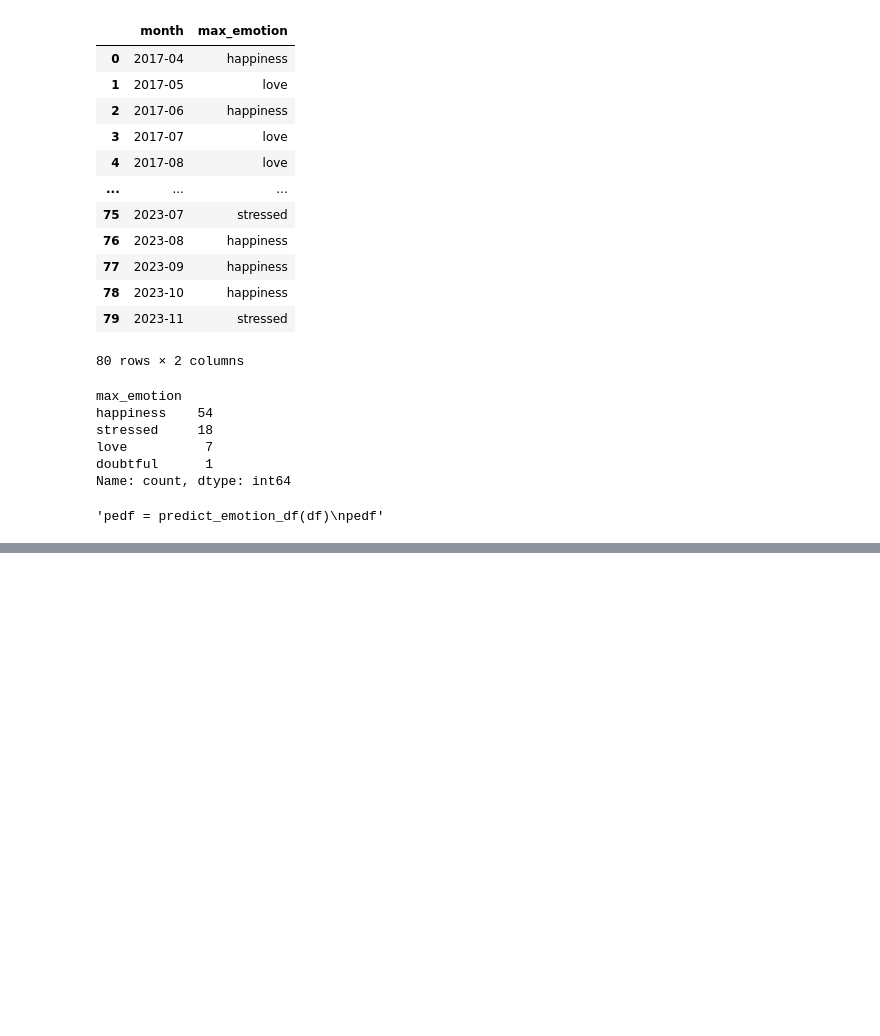
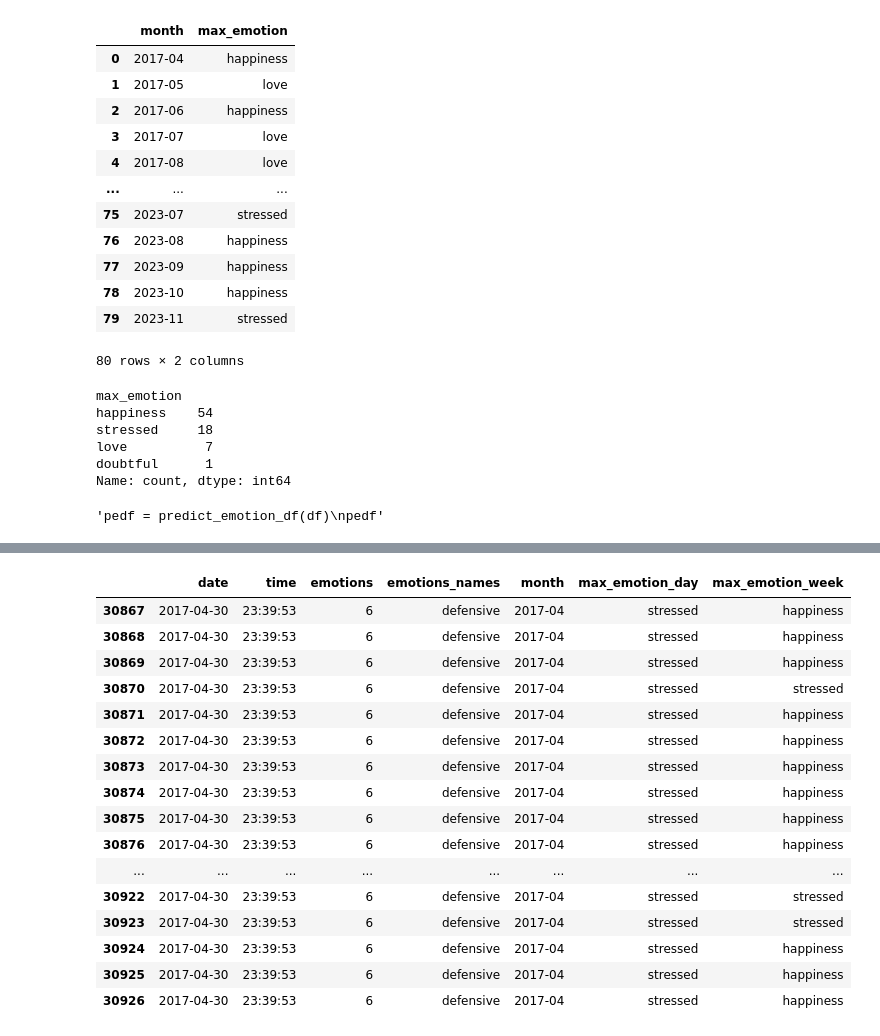
Before and after one commit to emmacunill/Take_Care, a Jupyter notebook: notebooks/transform.ipynb, the cells around one changed output, grey strips where cells are left out. Drawn from its saved outputs; the diff is of its cells as text; code cells hidden in the pictures; blank space fills up the shorter version.

```diff
--- a/notebooks/transform.ipynb
+++ b/notebooks/transform.ipynb
@@ -305,0 +440,20 @@ df3_last_week
+# %%
+merged_df2.tail(60)
+# %% [output]
+|  | date | time | emotions | emotions_names | month | max_emotion_day | max_emotion_week |
+| 30867 | 2017-04-30 | 23:39:53 | 6 | defensive | 2017-04 | stressed | happiness |
+| 30868 | 2017-04-30 | 23:39:53 | 6 | defensive | 2017-04 | stressed | happiness |
+| 30869 | 2017-04-30 | 23:39:53 | 6 | defensive | 2017-04 | stressed | happiness |
+| 30870 | 2017-04-30 | 23:39:53 | 6 | defensive | 2017-04 | stressed | stressed |
+| 30871 | 2017-04-30 | 23:39:53 | 6 | defensive | 2017-04 | stressed | happiness |
+| 30872 | 2017-04-30 | 23:39:53 | 6 | defensive | 2017-04 | stressed | happiness |
+| 30873 | 2017-04-30 | 23:39:53 | 6 | defensive | 2017-04 | stressed | happiness |
+| 30874 | 2017-04-30 | 23:39:53 | 6 | defensive | 2017-04 | stressed | happiness |
+| 30875 | 2017-04-30 | 23:39:53 | 6 | defensive | 2017-04 | stressed | happiness |
+| 30876 | 2017-04-30 | 23:39:53 | 6 | defensive | 2017-04 | stressed | happiness |
+| ... | ... | ... | ... | ... | ... | ... | ... |
+| 30922 | 2017-04-30 | 23:39:53 | 6 | defensive | 2017-04 | stressed | stressed |
+| 30923 | 2017-04-30 | 23:39:53 | 6 | defensive | 2017-04 | stressed | stressed |
+| 30924 | 2017-04-30 | 23:39:53 | 6 | defensive | 2017-04 | stressed | happiness |
+| 30925 | 2017-04-30 | 23:39:53 | 6 | defensive | 2017-04 | stressed | happiness |
+| 30926 | 2017-04-30 | 23:39:53 | 6 | defensive | 2017-04 | stressed | happiness |
```
Also changed, not shown: parts of 12 cells of this notebook.
